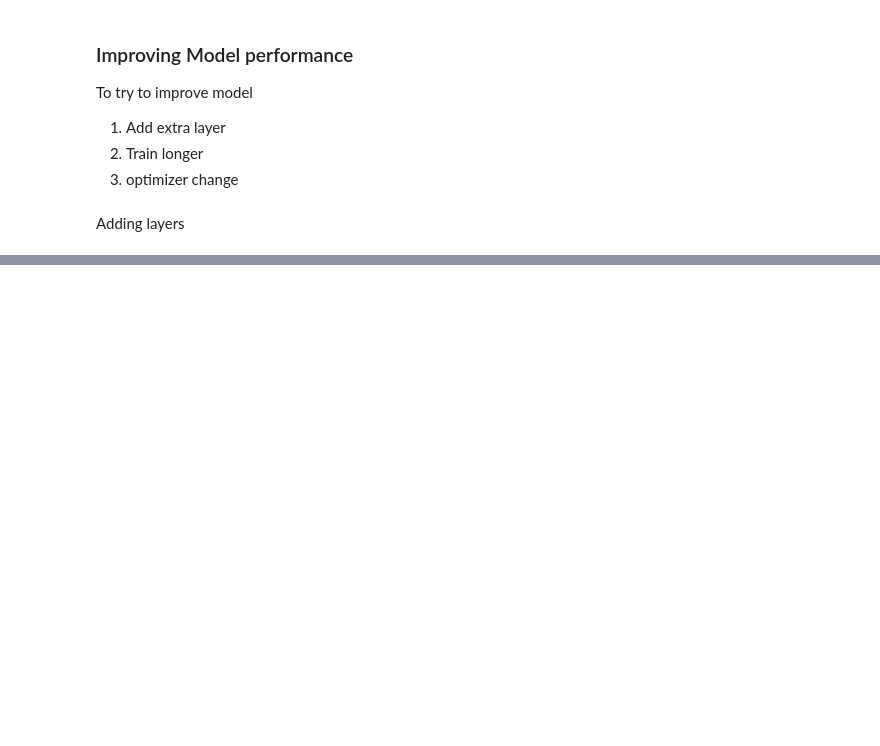
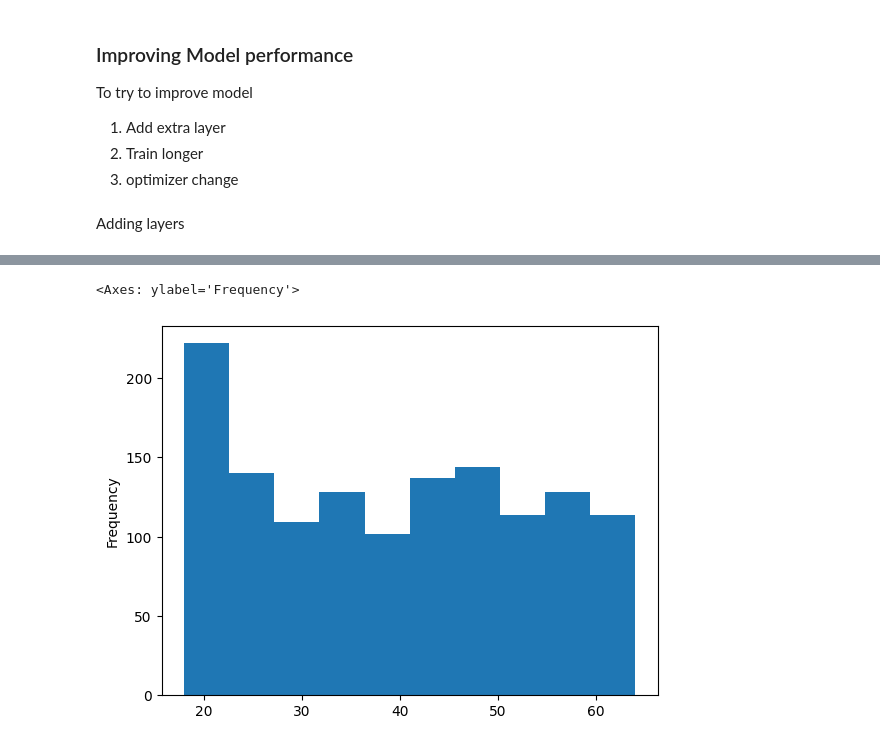
Before and after one commit to AdamayB/Tensorflow_Zero_to_Mastery, a Jupyter notebook: 01_Regression_with_tensorflow.ipynb, the cells around one changed output, grey strips where cells are left out. Saved outputs shown, nothing was run; the diff lists cells and outputs as text; code cells hidden in the pictures; blank space fills up the shorter version.

```diff
--- a/01_Regression_with_tensorflow.ipynb
+++ b/01_Regression_with_tensorflow.ipynb
@@ -1032,0 +1033,5 @@ Text(0.5, 0, 'epochs')
+# %%
+X['age'].plot(kind='hist')
+# %% [output]
+<Axes: ylabel='Frequency'>
+[figure, added]
```
Also changed, not shown: parts of 17 cells of this notebook.
